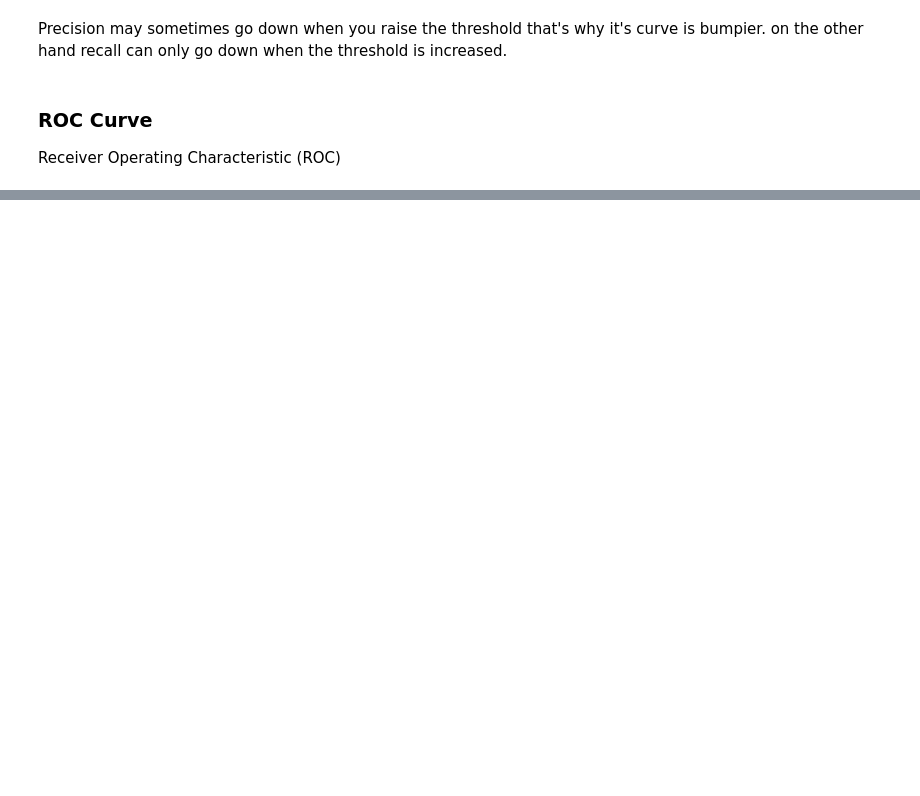
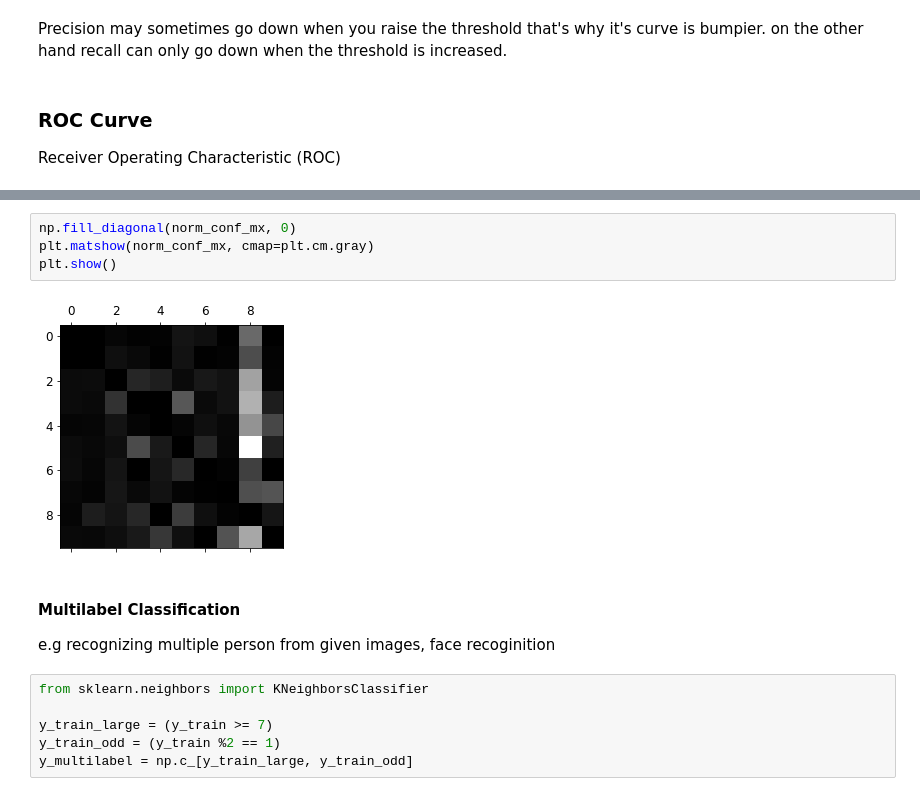
Before and after one commit to AviaTorX/handson-ml, a Jupyter notebook: Chapter 3/Classification.ipynb, the cells around one changed output, grey strips where cells are left out. Drawn from its saved outputs; the diff is of its cells as text; blank space fills up the shorter version.

```diff
--- a/Chapter 3/Classification.ipynb
+++ b/Chapter 3/Classification.ipynb
@@ -252,0 +402,16 @@ Receiver Operating Characteristic (ROC)
+# %%
+np.fill_diagonal(norm_conf_mx, 0)
+plt.matshow(norm_conf_mx, cmap=plt.cm.gray)
+plt.show()
+# %% [output]
+[figure, added]
+# %% [markdown]
+#### Multilabel Classification
+
+e.g recognizing multiple person from given images, face recoginition
+# %%
+from sklearn.neighbors import KNeighborsClassifier
+
+y_train_large = (y_train >= 7)
+y_train_odd = (y_train %2 == 1)
+y_multilabel = np.c_[y_train_large, y_train_odd]
```
Also changed, not shown: parts of 68 cells of this notebook.
